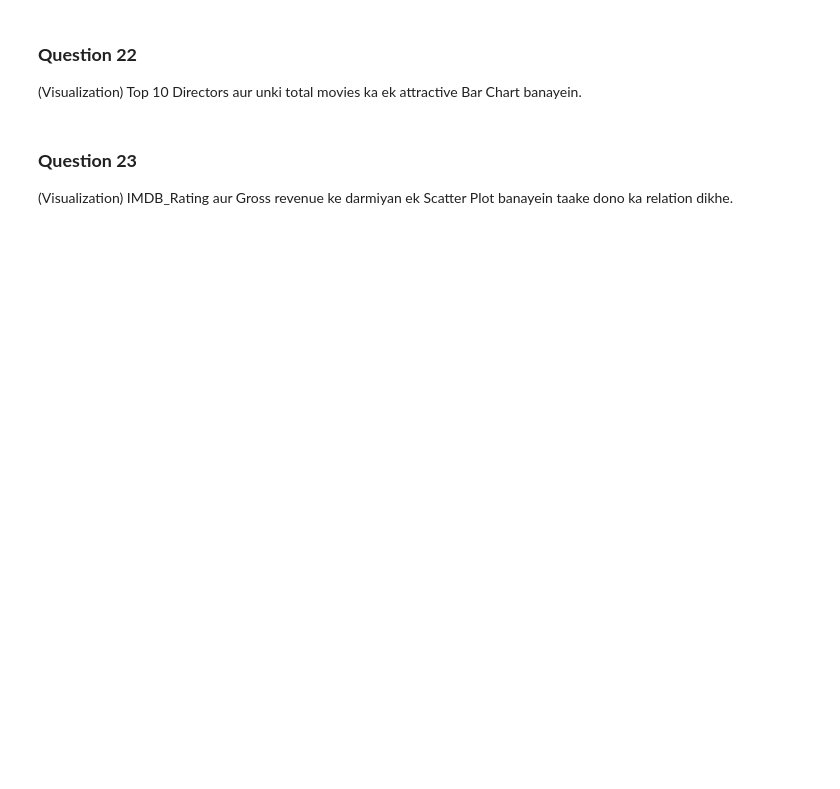
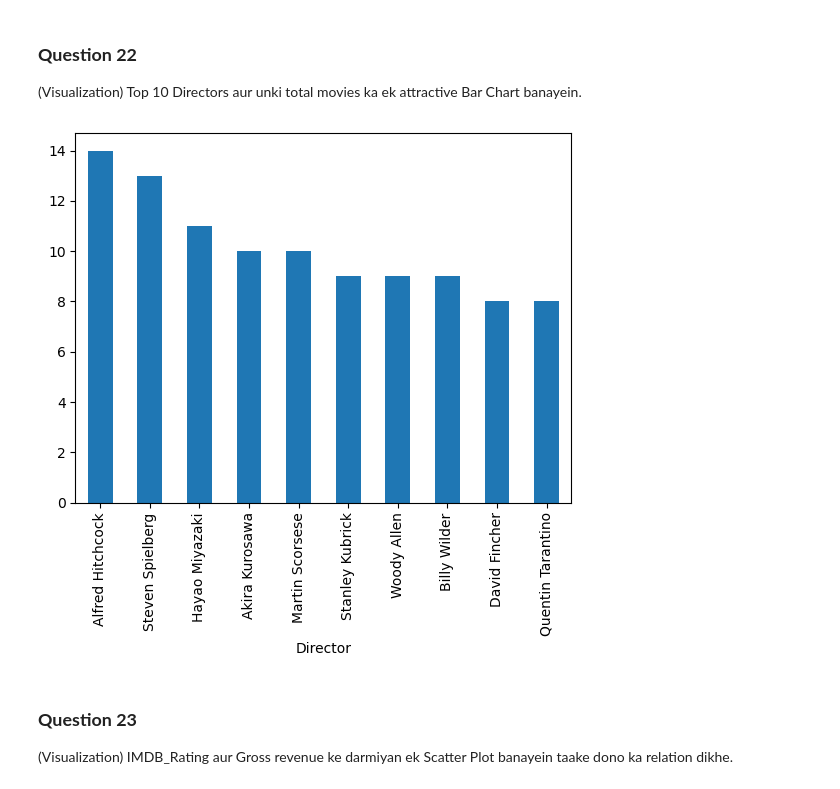
Before and after one commit to Azam-web788/Ai-fourth-assignment, a Jupyter notebook: Movie_Data_Assignment.ipynb, the cells around one changed output. Cells and saved outputs as stored; diff of their text form; code cells hidden in the pictures; blank space fills up the shorter version.

```diff
--- a/Movie_Data_Assignment.ipynb
+++ b/Movie_Data_Assignment.ipynb
@@ -208,10 +310,12 @@ plt.show()
 ### **Question 22**
 (Visualization) Top 10 Directors aur unki total movies ka ek attractive Bar Chart banayein.
 # %%
-top_directors = movies["Director"].value_counts().head(10)
+top_directors = df["Director"].value_counts().head(10)
 
 top_directors.plot(kind="bar")
 plt.show()
+# %% [output]
+[figure, added]
 # %% [markdown]
 ### **Question 23**
 (Visualization) IMDB_Rating aur Gross revenue ke darmiyan ek Scatter Plot banayein taake dono ka relation dikhe.
```
Also changed, not shown: parts of 35 cells of this notebook, 1 other file.
